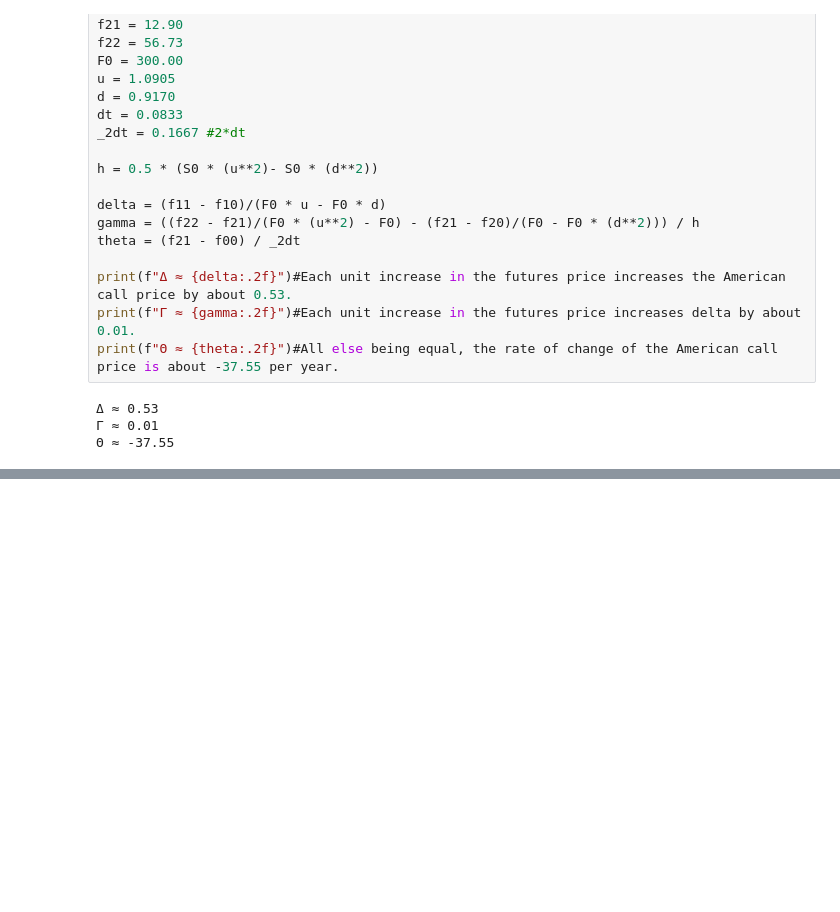
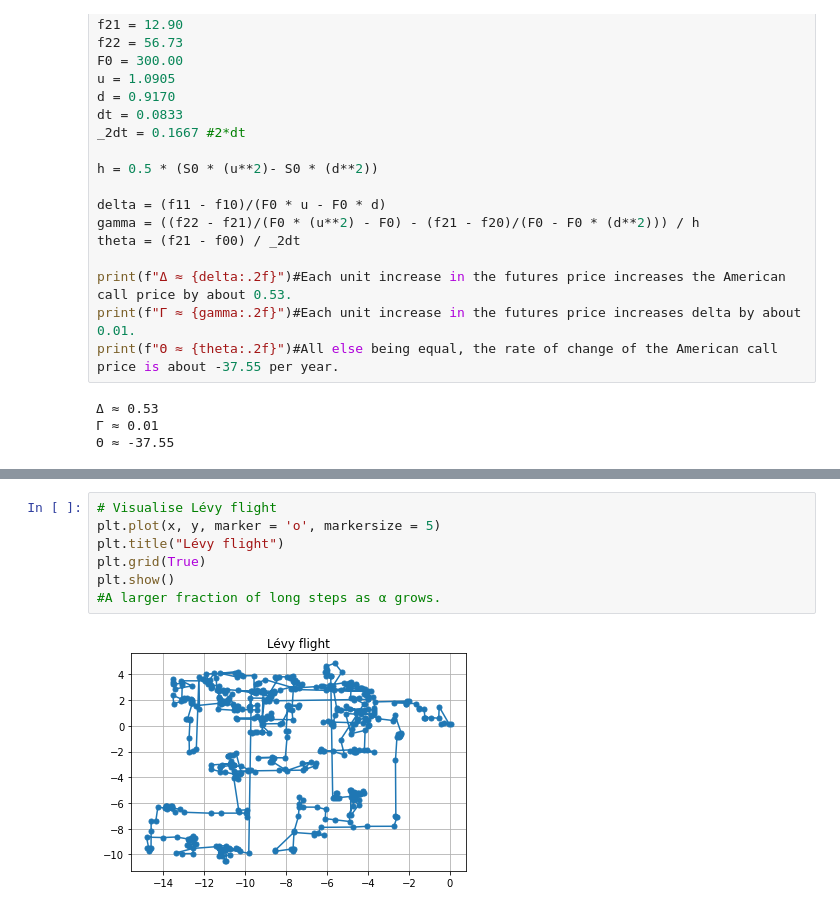
Before and after one commit to Tony-578378/Practical-Tasks, a Jupyter notebook: Quantitative_Finance.ipynb, the cells around one changed output, grey strips where cells are left out. Cells and saved outputs as stored; diff of their text form; blank space fills up the shorter version.

```diff
--- a/Quantitative_Finance.ipynb
+++ b/Quantitative_Finance.ipynb
@@ -547,0 +633,9 @@ print(f"Θ ≈ {theta:.2f}")#All else being equal, the rate of change of the Ame
+# %%
+# Visualise Lévy flight
+plt.plot(x, y, marker = 'o', markersize = 5)
+plt.title("Lévy flight")
+plt.grid(True)
+plt.show()
+#A larger fraction of long steps as α grows.
+# %% [output]
+[figure, added]
```
Also changed, not shown: parts of 6 cells of this notebook.
